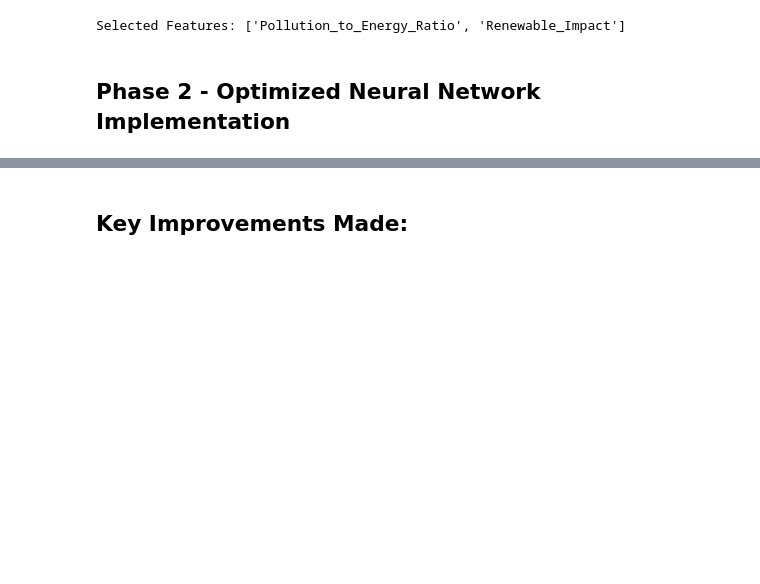
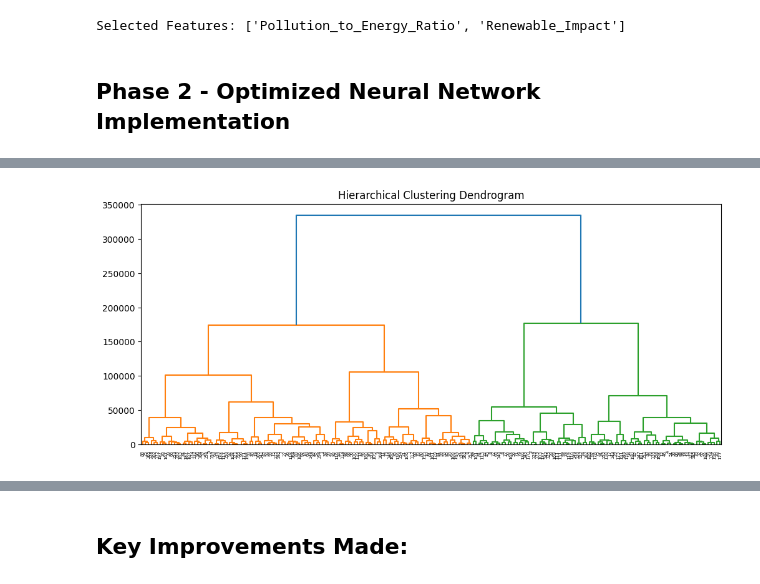
Before and after one commit to iamsarvrath/Global_Pollution_Analysis_and_Energy_Recovery, a Jupyter notebook: Global_Pollution_Analysis_and_Energy_Recovery_v3_Neural_Netwrorks_Clustering.ipynb, the cells around one changed output, grey strips where cells are left out. Cells and saved outputs as stored; diff of their text form; code cells hidden in the pictures; blank space fills up the shorter version.

```diff
--- a/Global_Pollution_Analysis_and_Energy_Recovery_v3_Neural_Netwrorks_Clustering.ipynb
+++ b/Global_Pollution_Analysis_and_Energy_Recovery_v3_Neural_Netwrorks_Clustering.ipynb
@@ -147,3 +146,12 @@ Epoch 300/300
+# %%
+# Hierarchical Clustering with Dendrogram
+linked = linkage(df.select_dtypes(include=np.number), 'ward')
+plt.figure(figsize=(12, 5))
+dendrogram(linked)
+plt.title('Hierarchical Clustering Dendrogram')
+plt.show()
+# %% [output]
+[figure, added]
 # %%
 # Plot training history
 plt.figure(figsize=(12, 5))
```
Also changed, not shown: parts of 6 cells of this notebook, 1 other file.
